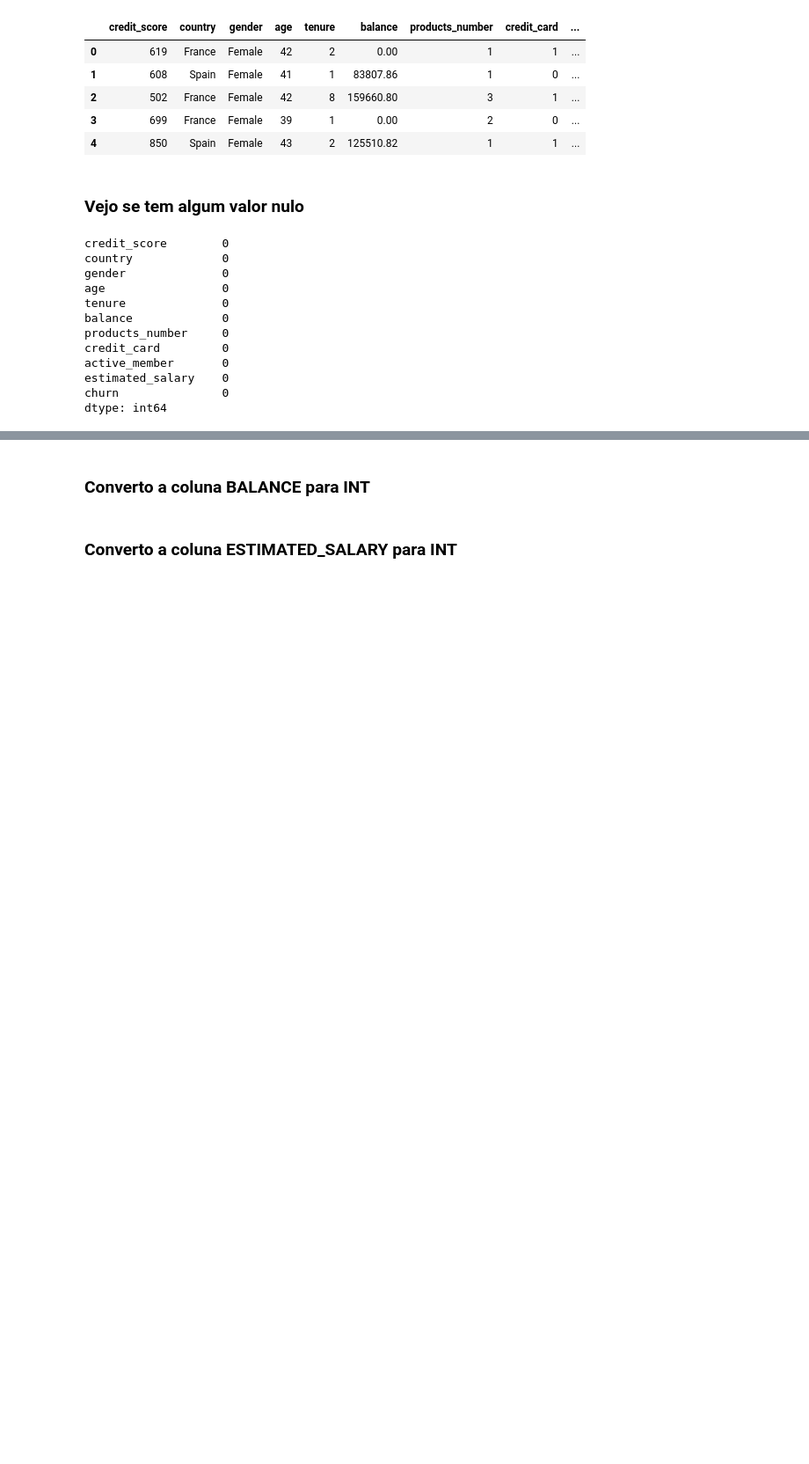
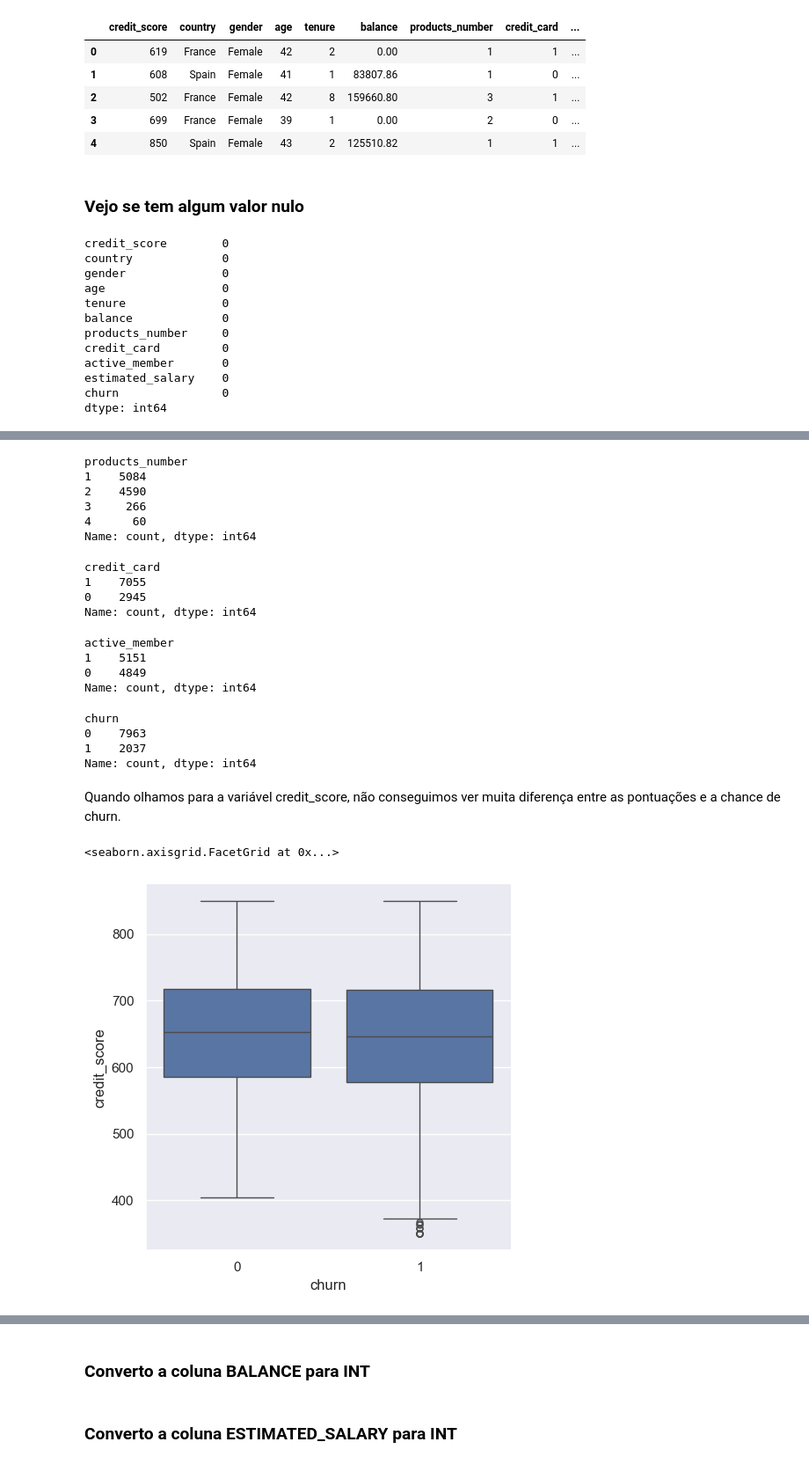
Before and after one commit to NetoEu/PUC-MVP-Desenv.-Soft.-Inteligente, a Jupyter notebook: machineLearning/notebook/churn_rate.ipynb, the cells around one changed output, grey strips where cells are left out. Shown at 88% size. Cells and saved outputs as stored; diff of their text form; code cells hidden in the pictures; blank space fills up the shorter version.

```diff
--- a/machineLearning/notebook/churn_rate.ipynb
+++ b/machineLearning/notebook/churn_rate.ipynb
@@ -154,0 +205,37 @@ df['gender'] = df['gender'].map({'Male' : 0, 'Female' : 1})
+# %%
+df['products_number'].value_counts()
+# %% [output]
+products_number
+1    5084
+2    4590
+3     266
+4      60
+Name: count, dtype: int64
+# %%
+df['credit_card'].value_counts()
+# %% [output]
+credit_card
+1    7055
+0    2945
+Name: count, dtype: int64
+# %%
+df['active_member'].value_counts()
+# %% [output]
+active_member
+1    5151
+0    4849
+Name: count, dtype: int64
+# %%
+df['churn'].value_counts()
+# %% [output]
+churn
+0    7963
+1    2037
+Name: count, dtype: int64
+# %% [markdown]
+Quando olhamos para a variável credit_score, não conseguimos ver muita diferença entre as pontuações e a chance de churn.
+# %%
+sns.catplot(x = 'churn', y="credit_score", kind="box", data = df)
+# %% [output]
+<seaborn.axisgrid.FacetGrid at 0x...>
+[figure, added]
```
Also changed, not shown: parts of 57 cells of this notebook.
